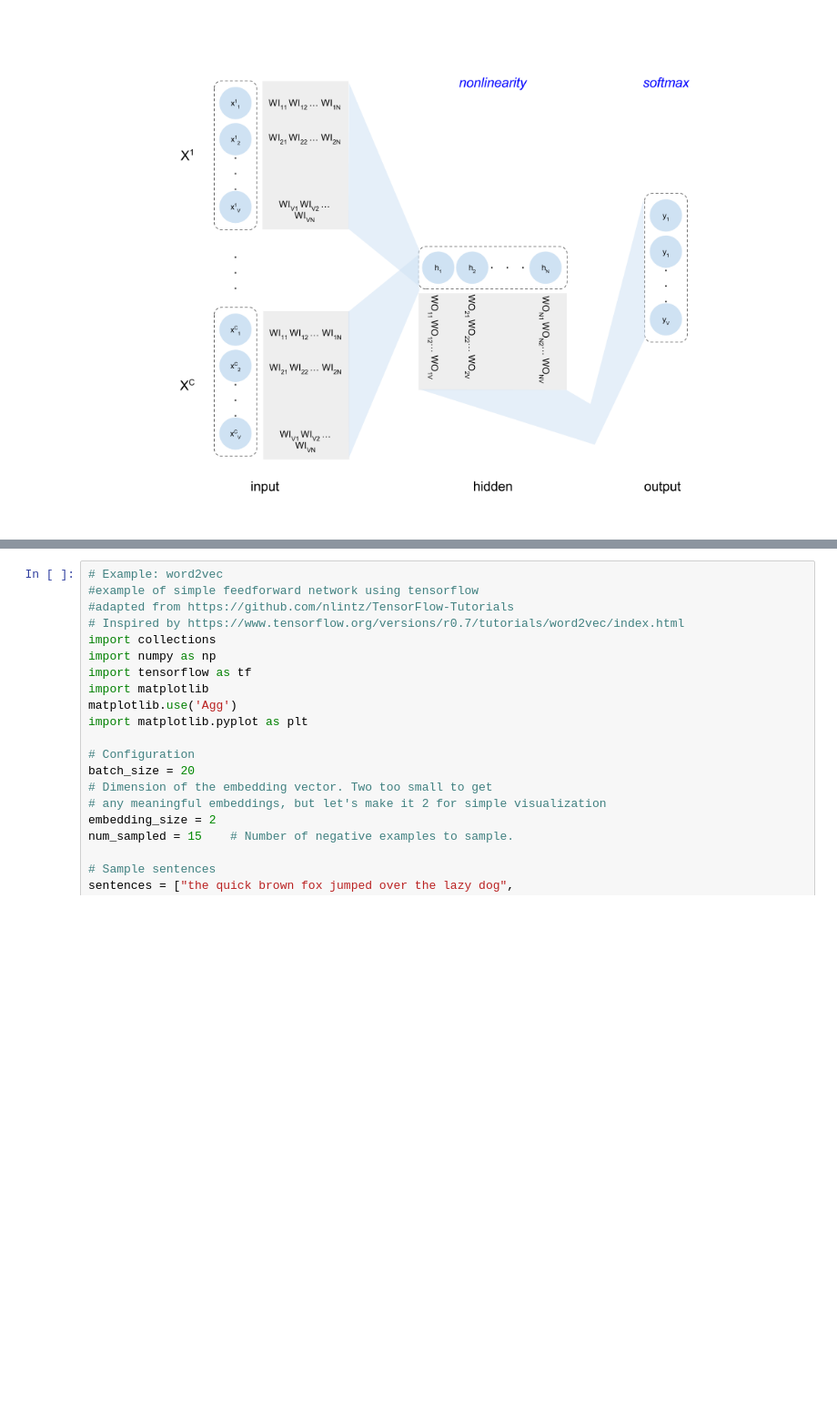
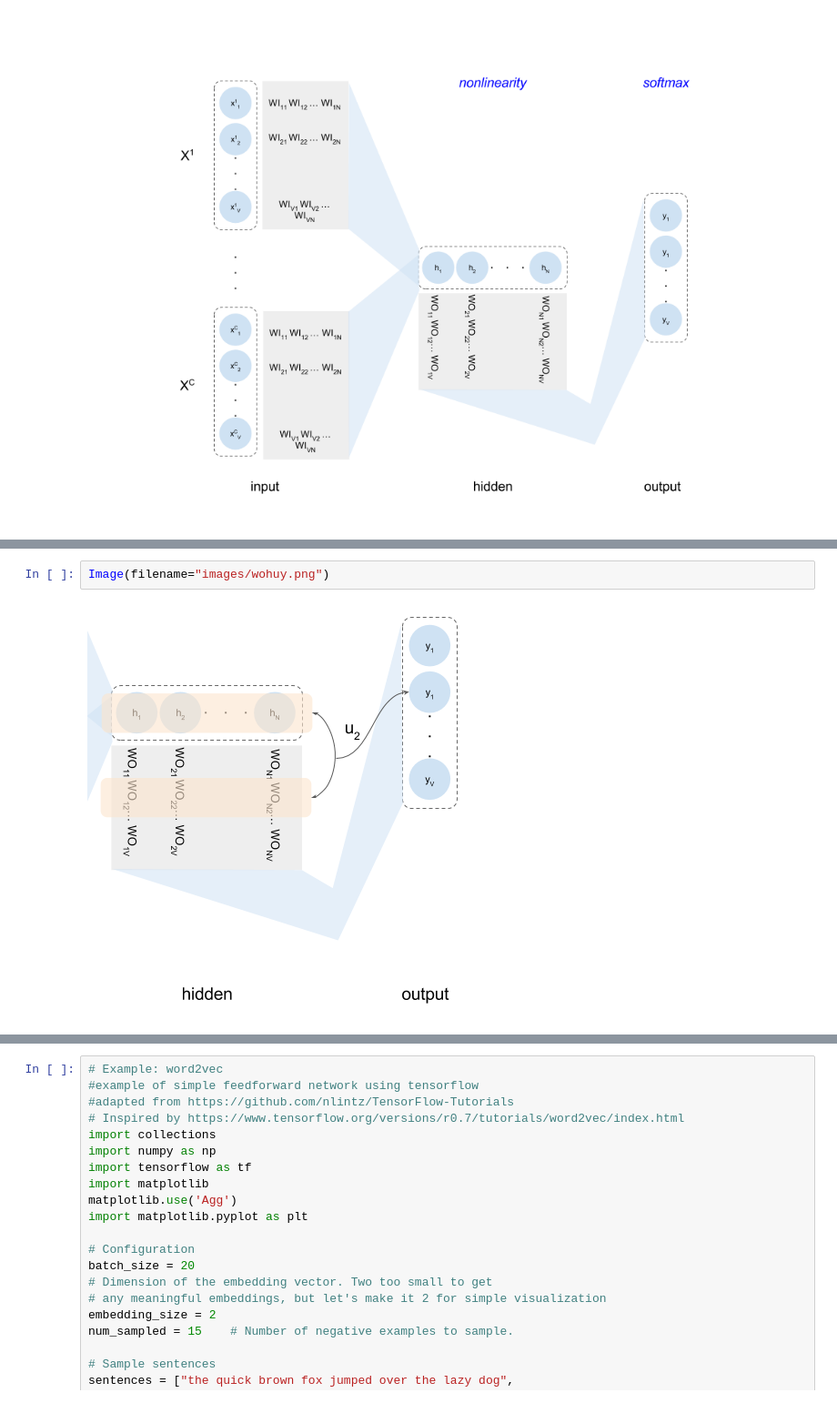
Before and after one commit to ArmiNouri/CognitiveComputing, a Jupyter notebook: DeepLearning/Overview/Overview.ipynb, the cells around one changed output, grey strips where cells are left out. Shown at 91% size. Drawn from its saved outputs; the diff is of its cells as text; blank space fills up the shorter version.

```diff
--- a/DeepLearning/Overview/Overview.ipynb
+++ b/DeepLearning/Overview/Overview.ipynb
@@ -11,0 +24,4 @@ Image(filename='images/feedforward.png')
+# %%
+Image(filename="images/wohuy.png")
+# %% [output]
+[figure, added]
```
Also changed, not shown: parts of 4 cells of this notebook, 3 other files.
